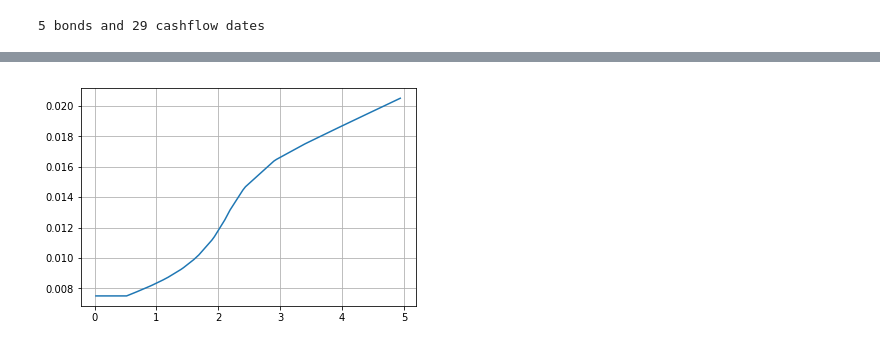
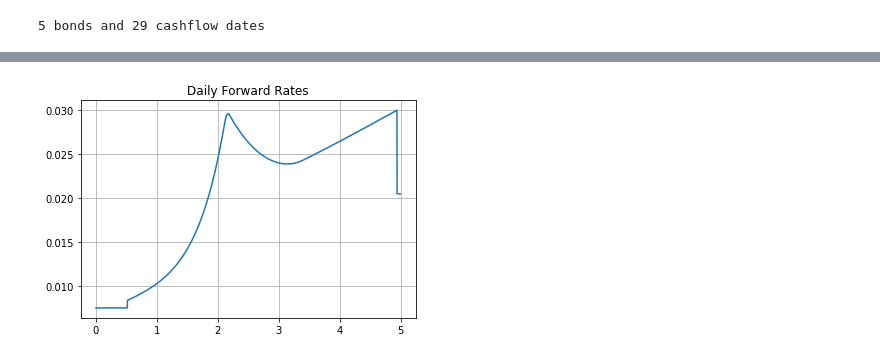
Before and after one commit to ajlindeman/FI-Analytics, a Jupyter notebook: Finding-DiscountFactors-3.ipynb, the cells around one changed output, grey strips where cells are left out. Cells and saved outputs as stored; diff of their text form; code cells hidden in the pictures.

Commit message:
Graph daily fwd curve, add math summary

```diff
--- a/Finding-DiscountFactors-3.ipynb
+++ b/Finding-DiscountFactors-3.ipynb
@@ -109,6 +132,10 @@ r = TensionSpline(crv_obj.knots, r_sol, crv_obj.tension)
-# %%
-plt.plot(crv_obj.t, r(crv_obj.t))
-plt.grid(True)
-plt.show();
-# %% [output]
-[figure, removed]
+# %%
+td = np.arange(0,5,1/365)
+zd = np.exp(-td*r(td))
+fd = -365.0*np.log(zd[1:-1]/zd[0:-2])
+plt.plot(td[0:-2],fd)
+plt.grid(True)
+plt.title('Daily Forward Rates')
+plt.show()
+# %% [output]
+[figure, added]
```
Also changed, not shown: parts of 4 cells of this notebook.
